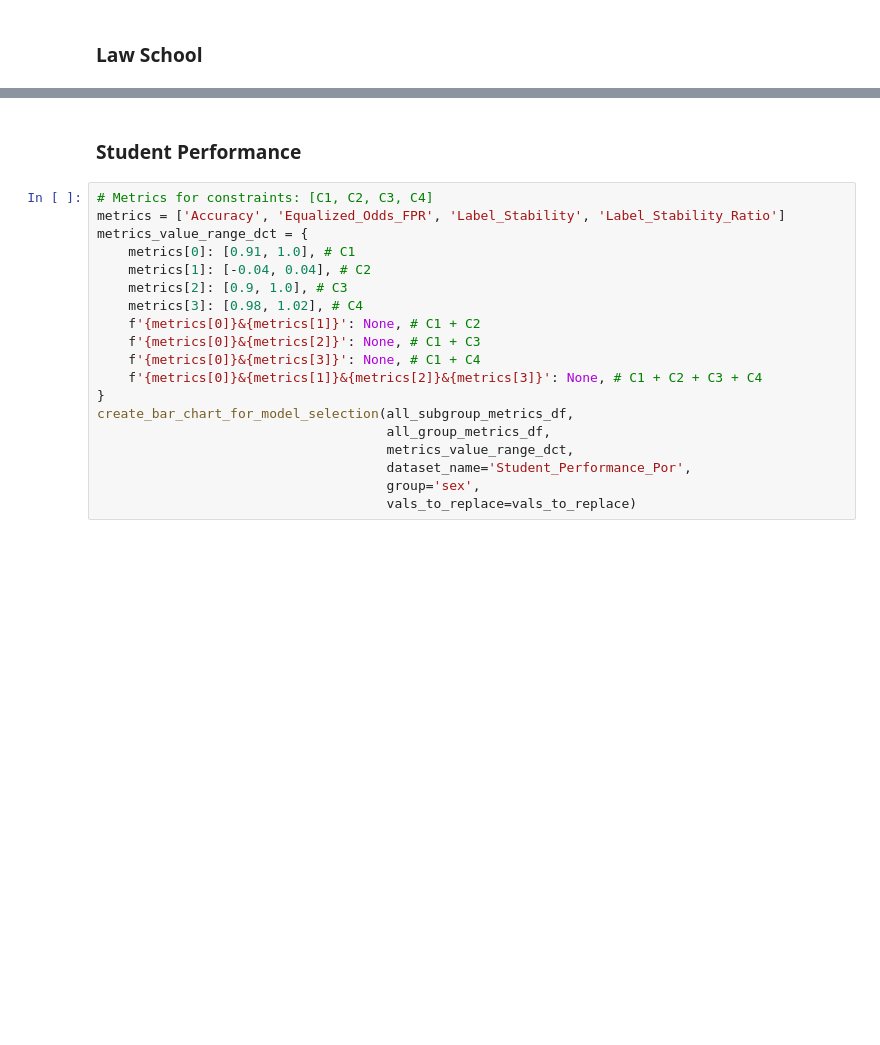
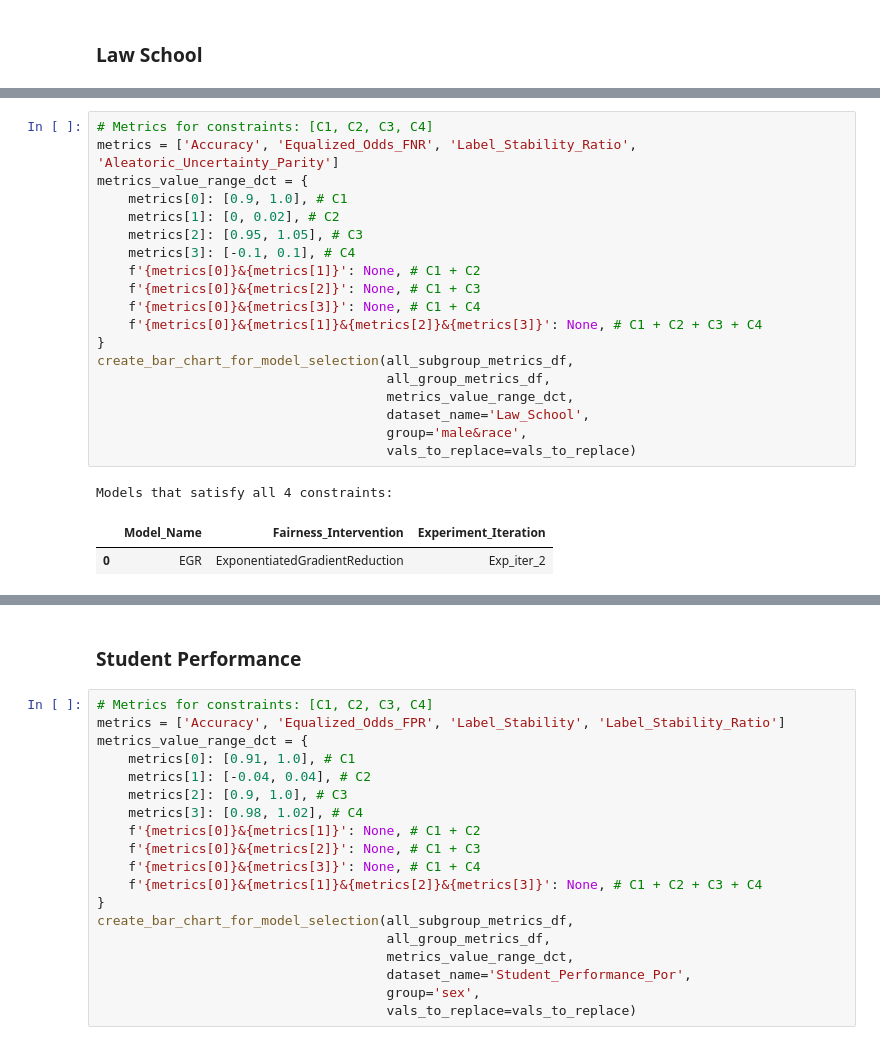
Before and after one commit to denysgerasymuk799/Experiments-FAccT-24, a Jupyter notebook: notebooks/visualizations_for_all_datasets/Model_Selection_Bar_Charts.ipynb, the cells around one changed output, grey strips where cells are left out. Saved outputs shown, nothing was run; the diff lists cells and outputs as text; blank space fills up the shorter version.

```diff
--- a/notebooks/visualizations_for_all_datasets/Model_Selection_Bar_Charts.ipynb
+++ b/notebooks/visualizations_for_all_datasets/Model_Selection_Bar_Charts.ipynb
@@ -311 +349,24 @@ Models that satisfy all 4 constraints:
 [interactive output not drawn]
+# %%
+# Metrics for constraints: [C1, C2, C3, C4]
+metrics = ['Accuracy', 'Equalized_Odds_FNR', 'Label_Stability_Ratio', 'Aleatoric_Uncertainty_Parity']
+metrics_value_range_dct = {
+    metrics[0]: [0.9, 1.0], # C1
+    metrics[1]: [0, 0.02], # C2
+    metrics[2]: [0.95, 1.05], # C3
+    metrics[3]: [-0.1, 0.1], # C4
+    f'{metrics[0]}&{metrics[1]}': None, # C1 + C2
+    f'{metrics[0]}&{metrics[2]}': None, # C1 + C3
+    f'{metrics[0]}&{metrics[3]}': None, # C1 + C4
+    f'{metrics[0]}&{metrics[1]}&{metrics[2]}&{metrics[3]}': None, # C1 + C2 + C3 + C4
+}
+create_bar_chart_for_model_selection(all_subgroup_metrics_df,
+                                     all_group_metrics_df,
+                                     metrics_value_range_dct,
+                                     dataset_name='Law_School',
+                                     group='male&race',
+                                     vals_to_replace=vals_to_replace)
+# %% [output]
+Models that satisfy all 4 constraints:
+|  | Model_Name | Fairness_Intervention | Experiment_Iteration |
+| 0 | EGR | ExponentiatedGradientReduction | Exp_iter_2 |
```
Also changed, not shown: parts of 11 cells of this notebook.
